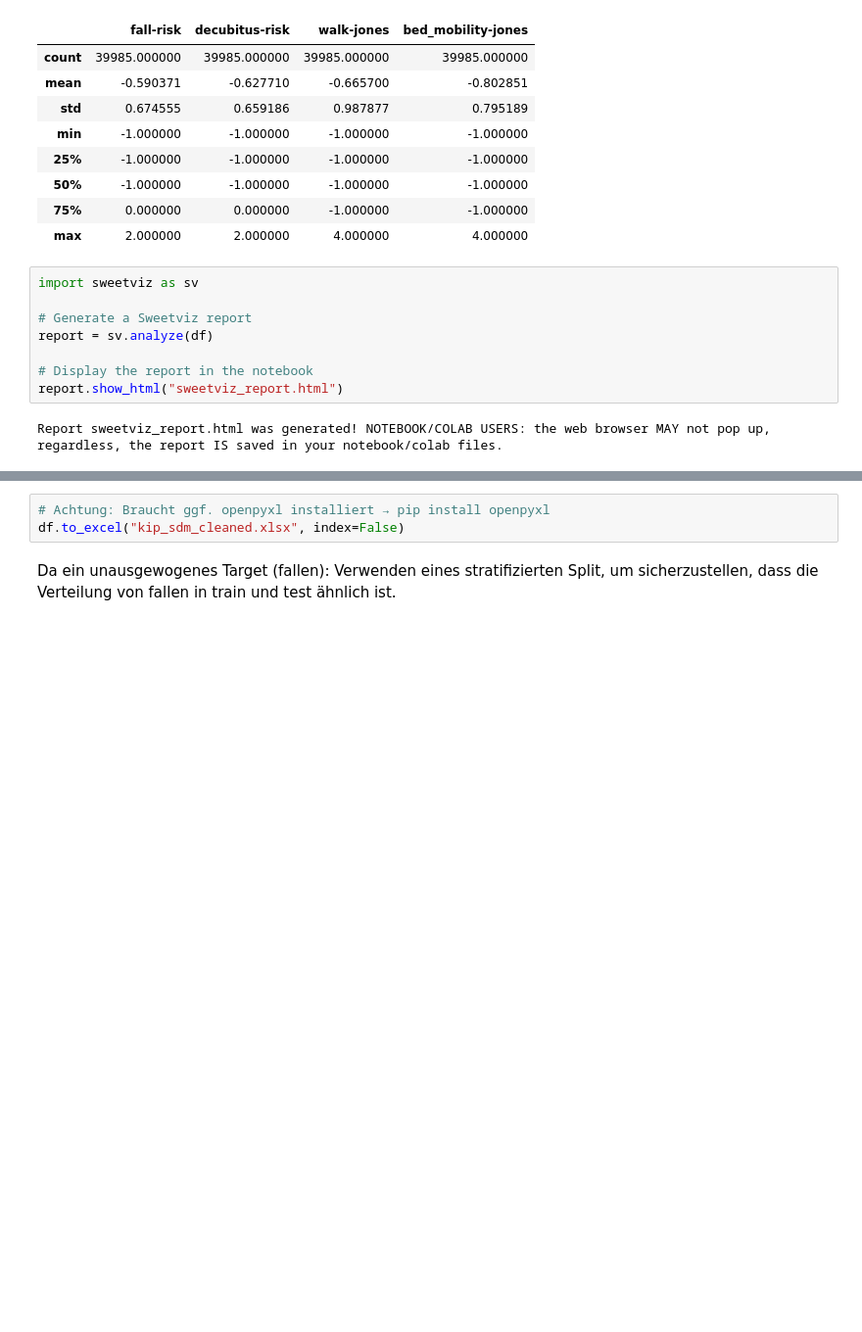
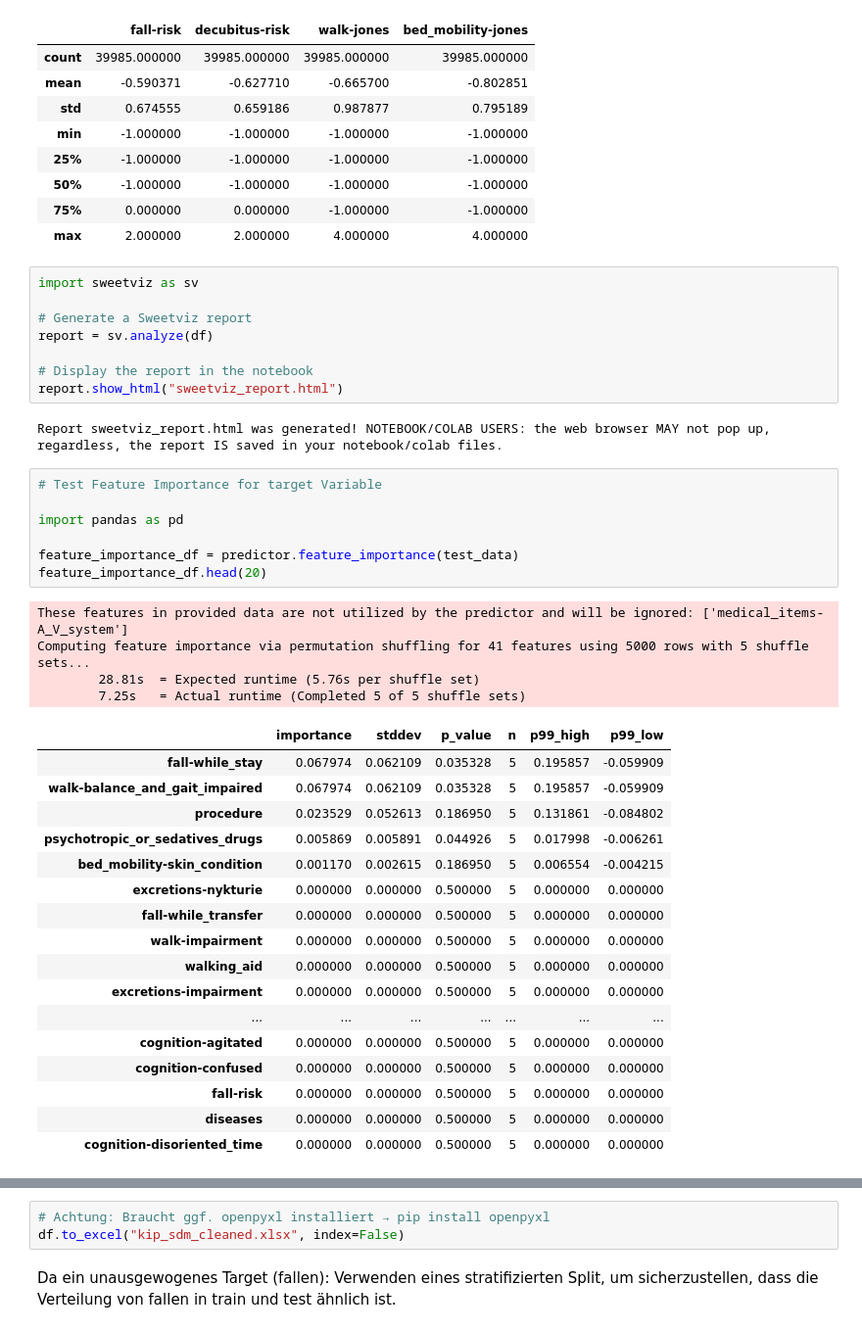
Before and after one commit to Noahz030/Applied_Analytics_Gruppe5, a Jupyter notebook: Submission_Dataclean.ipynb, the cells around one changed output, grey strips where cells are left out. Shown at 98% size. Cells and saved outputs as stored; diff of their text form; blank space fills up the shorter version.

```diff
--- a/Submission_Dataclean.ipynb
+++ b/Submission_Dataclean.ipynb
@@ -539,3 +555,32 @@ report = sv.analyze(df)
 report.show_html("sweetviz_report.html")
 # %% [output]
 Report sweetviz_report.html was generated! NOTEBOOK/COLAB USERS: the web browser MAY not pop up, regardless, the report IS saved in your notebook/colab files.
+# %%
+# Test Feature Importance for target Variable
+
+import pandas as pd
+
+feature_importance_df = predictor.feature_importance(test_data)
+feature_importance_df.head(20)
+# %% [output]
+These features in provided data are not utilized by the predictor and will be ignored: ['medical_items-A_V_system']
+Computing feature importance via permutation shuffling for 41 features using 5000 rows with 5 shuffle sets...
+        28.81s  = Expected runtime (5.76s per shuffle set)
+        7.25s   = Actual runtime (Completed 5 of 5 shuffle sets)
+|  | importance | stddev | p_value | n | p99_high | p99_low |
+| fall-while_stay | 0.067974 | 0.062109 | 0.035328 | 5 | 0.195857 | -0.059909 |
+| walk-balance_and_gait_impaired | 0.067974 | 0.062109 | 0.035328 | 5 | 0.195857 | -0.059909 |
+| procedure | 0.023529 | 0.052613 | 0.186950 | 5 | 0.131861 | -0.084802 |
+| psychotropic_or_sedatives_drugs | 0.005869 | 0.005891 | 0.044926 | 5 | 0.017998 | -0.006261 |
+| bed_mobility-skin_condition | 0.001170 | 0.002615 | 0.186950 | 5 | 0.006554 | -0.004215 |
+| excretions-nykturie | 0.000000 | 0.000000 | 0.500000 | 5 | 0.000000 | 0.000000 |
+| fall-while_transfer | 0.000000 | 0.000000 | 0.500000 | 5 | 0.000000 | 0.000000 |
+| walk-impairment | 0.000000 | 0.000000 | 0.500000 | 5 | 0.000000 | 0.000000 |
+| walking_aid | 0.000000 | 0.000000 | 0.500000 | 5 | 0.000000 | 0.000000 |
+| excretions-impairment | 0.000000 | 0.000000 | 0.500000 | 5 | 0.000000 | 0.000000 |
+| ... | ... | ... | ... | ... | ... | ... |
+| cognition-agitated | 0.000000 | 0.000000 | 0.500000 | 5 | 0.000000 | 0.000000 |
+| cognition-confused | 0.000000 | 0.000000 | 0.500000 | 5 | 0.000000 | 0.000000 |
+| fall-risk | 0.000000 | 0.000000 | 0.500000 | 5 | 0.000000 | 0.000000 |
+| diseases | 0.000000 | 0.000000 | 0.500000 | 5 | 0.000000 | 0.000000 |
+| cognition-disoriented_time | 0.000000 | 0.000000 | 0.500000 | 5 | 0.000000 | 0.000000 |
```
Also changed, not shown: parts of 6 cells of this notebook.
